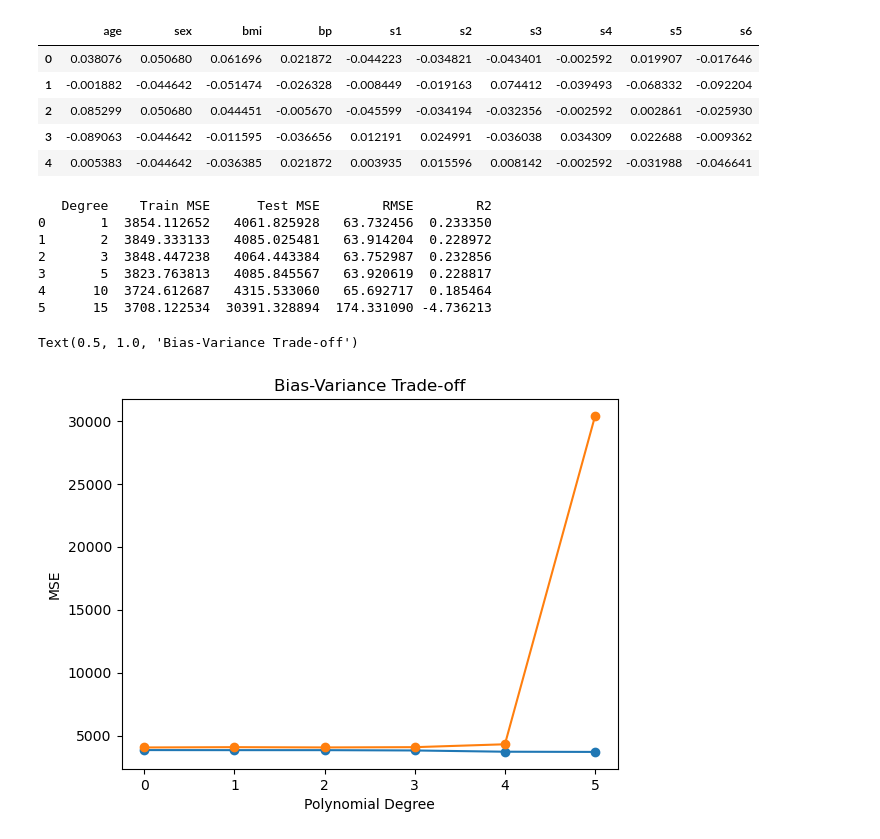
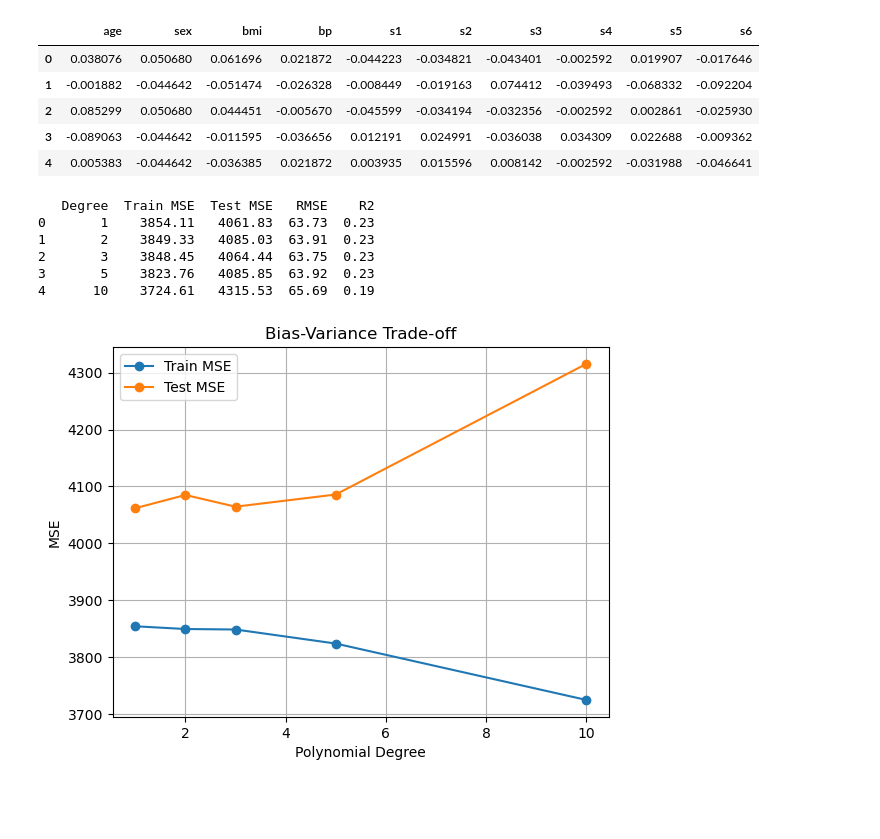
Before and after one commit to quirkyharsh/ML-PRACTICAL, a Jupyter notebook: EXP4.ipynb, the cells around one changed output. Saved outputs shown, nothing was run; the diff lists cells and outputs as text; code cells hidden in the pictures; blank space fills up the shorter version.

```diff
--- a/EXP4.ipynb
+++ b/EXP4.ipynb
@@ -28,41 +27,53 @@ y = data.target
 # %%
 X_train, X_test, y_train,y_test = train_test_split(X,y,random_state=42,test_size = 0.2)
 # %%
-degree = [1,2,3,5,10,15]
-
+degree = [1, 2, 3, 5, 10]
 result = []
 # %%
 for d in degree:
-    model = make_pipeline(PolynomialFeatures(),LinearRegression())
-    model.fit(X_train,y_train)
 
+    model = make_pipeline(
+        PolynomialFeatures(degree=d),
+        LinearRegression()
+    )
+
+    model.fit(X_train, y_train)
+
+    # Predictions
     train_pred = model.predict(X_train)
     test_pred = model.predict(X_test)
 
+    # Evaluation
     train_mse = mean_squared_error(y_train, train_pred)
     test_mse = mean_squared_error(y_test, test_pred)
     rmse = np.sqrt(test_mse)
-    r2 = r2_score(y_test,test_pred)
+    r2 = r2_score(y_test, test_pred)
 
     result.append([d, train_mse, test_mse, rmse, r2])
 # %%
-df = pd.DataFrame(results, columns=["Degree", "Train MSE","Test MSE","RMSE","R2"])
+# Display results
+df = pd.DataFrame(result, columns=[
+    'Degree', 'Train MSE', 'Test MSE', 'RMSE', 'R2'
+])
 # %%
-print(df)
+print(df.round(2))
 # %% [output]
-   Degree    Train MSE      Test MSE        RMSE        R2
-0       1  3854.112652   4061.825928   63.732456  0.233350
-1       2  3849.333133   4085.025481   63.914204  0.228972
-2       3  3848.447238   4064.443384   63.752987  0.232856
-3       5  3823.763813   4085.845567   63.920619  0.228817
-4      10  3724.612687   4315.533060   65.692717  0.185464
-5      15  3708.122534  30391.328894  174.331090 -4.736213
+   Degree  Train MSE  Test MSE   RMSE    R2
+0       1    3854.11   4061.83  63.73  0.23
+1       2    3849.33   4085.03  63.91  0.23
+2       3    3848.45   4064.44  63.75  0.23
+3       5    3823.76   4085.85  63.92  0.23
+4      10    3724.61   4315.53  65.69  0.19
 # %%
-plt.plot(df["Train MSE"], marker="o")
-plt.plot(df["Test MSE"], marker="o")
-plt.xlabel("Polynomial Degree")
-plt.ylabel("MSE")
-plt.title("Bias-Variance Trade-off")
+# Visualization
+plt.plot(degree, df['Train MSE'], marker='o', label='Train MSE')
+plt.plot(degree, df['Test MSE'], marker='o', label='Test MSE')
+
+plt.xlabel('Polynomial Degree')
+plt.ylabel('MSE')
+plt.title('Bias-Variance Trade-off')
+plt.legend()
+plt.grid()
+plt.show()
 # %% [output]
-Text(0.5, 1.0, 'Bias-Variance Trade-off')
-[figure, old version]
+[figure, new version]
```
Also changed, not shown: parts of 1 cell of this notebook, 3 other files.
